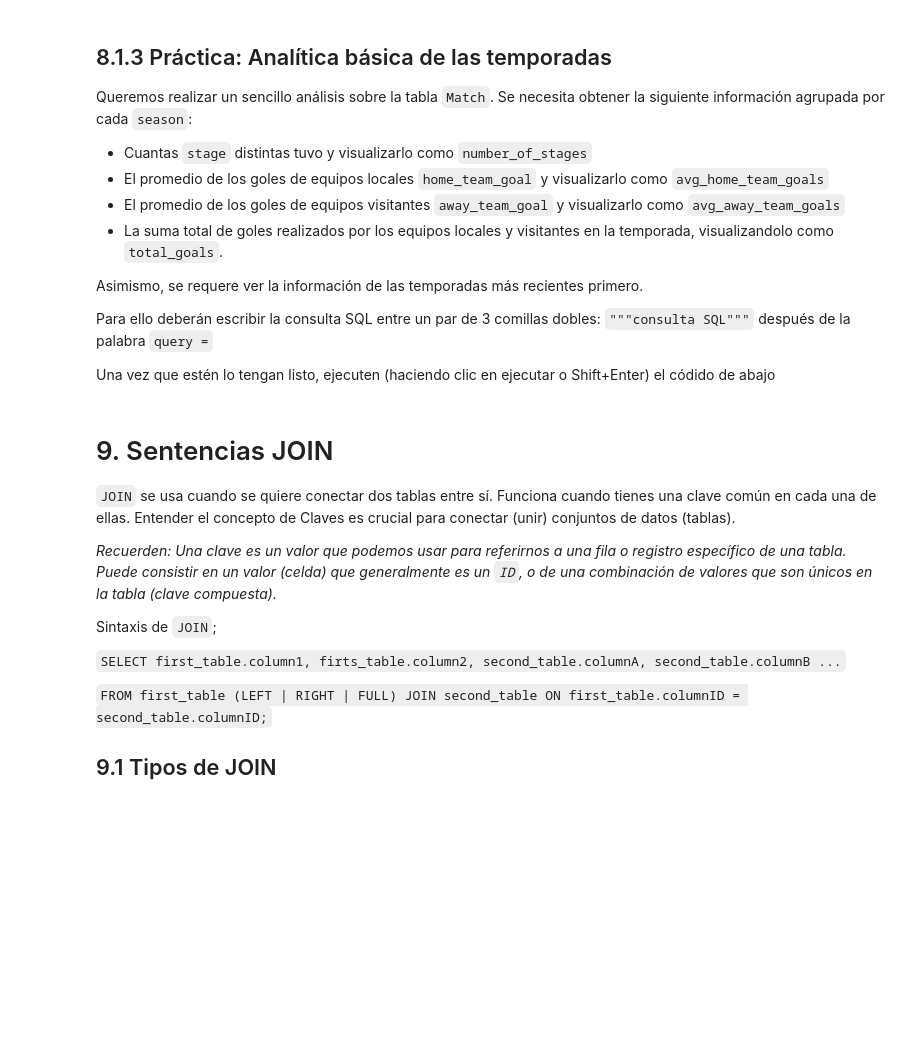
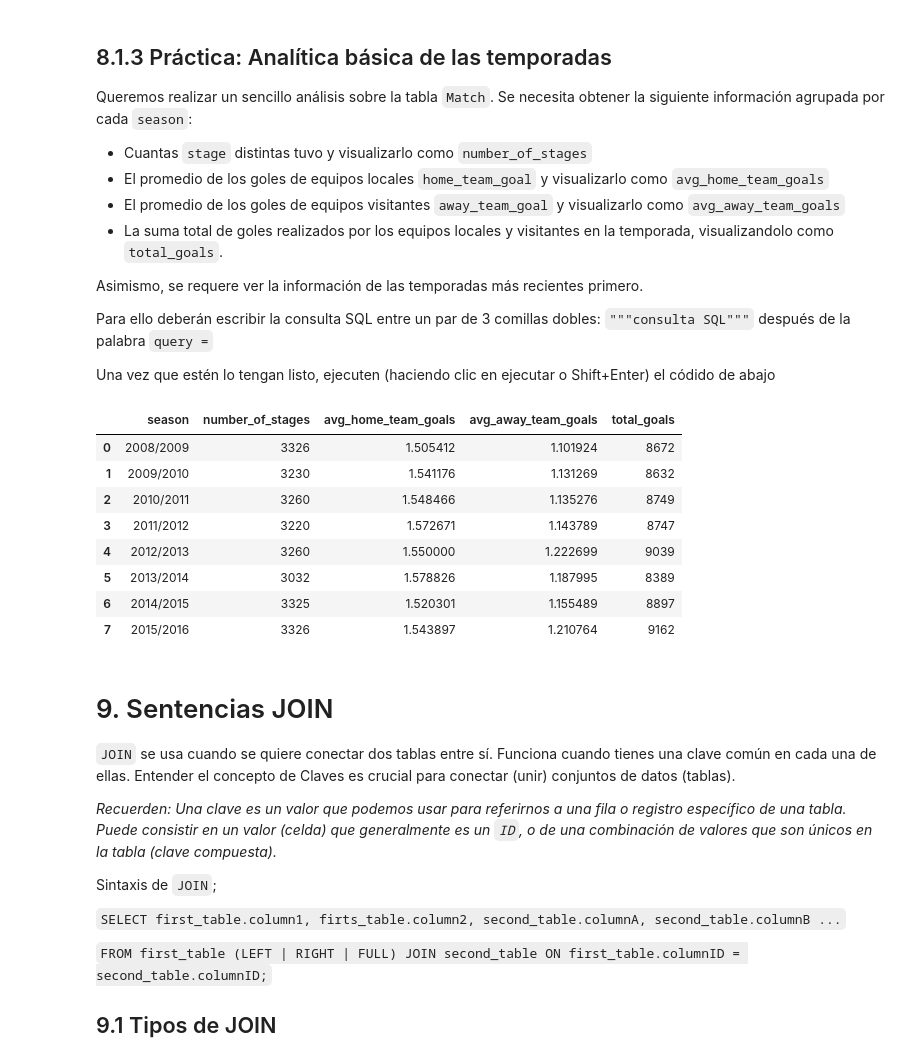
Before and after one commit to jarapha/TalentoTech, a Jupyter notebook: Data_Analysis_SQL.ipynb, the cells around one changed output. Drawn from its saved outputs; the diff is of its cells as text; code cells hidden in the pictures; blank space fills up the shorter version.

```diff
--- a/Data_Analysis_SQL.ipynb
+++ b/Data_Analysis_SQL.ipynb
@@ -1136,11 +1164,21 @@ Una vez que estén lo tengan listo, ejecuten (haciendo clic en ejecutar o Shift+
 # %%
 #Ingrese la la consulta SQL entre un par de 3 comillas dobles: """consulta SQL""" después de la palabra query =
 
-query =
+query = """SELECT season, COUNT(stage) AS number_of_stages, AVG(home_team_goal) AS avg_home_team_goals, AVG(away_team_goal) AS avg_away_team_goals, SUM(home_team_goal) + SUM(away_team_goal) AS total_goals FROM Match GROUP BY season"""
 
 #No modificar lo siguiente:
 stages_by_season = pd.read_sql(query, conn)
 stages_by_season
+# %% [output]
+|  | season | number_of_stages | avg_home_team_goals | avg_away_team_goals | total_goals |
+| 0 | 2008/2009 | 3326 | 1.505412 | 1.101924 | 8672 |
+| 1 | 2009/2010 | 3230 | 1.541176 | 1.131269 | 8632 |
+| 2 | 2010/2011 | 3260 | 1.548466 | 1.135276 | 8749 |
+| 3 | 2011/2012 | 3220 | 1.572671 | 1.143789 | 8747 |
+| 4 | 2012/2013 | 3260 | 1.550000 | 1.222699 | 9039 |
+| 5 | 2013/2014 | 3032 | 1.578826 | 1.187995 | 8389 |
+| 6 | 2014/2015 | 3325 | 1.520301 | 1.155489 | 8897 |
+| 7 | 2015/2016 | 3326 | 1.543897 | 1.210764 | 9162 |
 # %% [markdown]
 # 9. Sentencias JOIN
 
```
Also changed, not shown: parts of 3 cells of this notebook.
